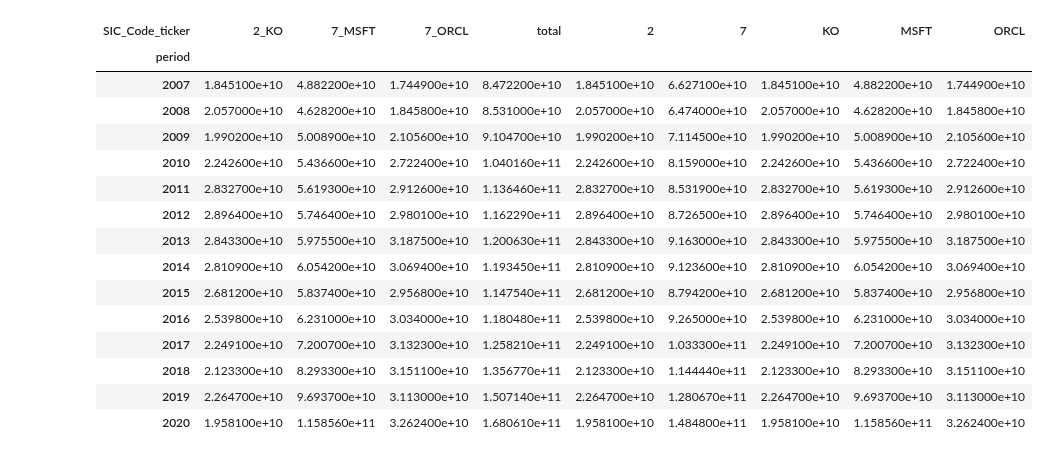
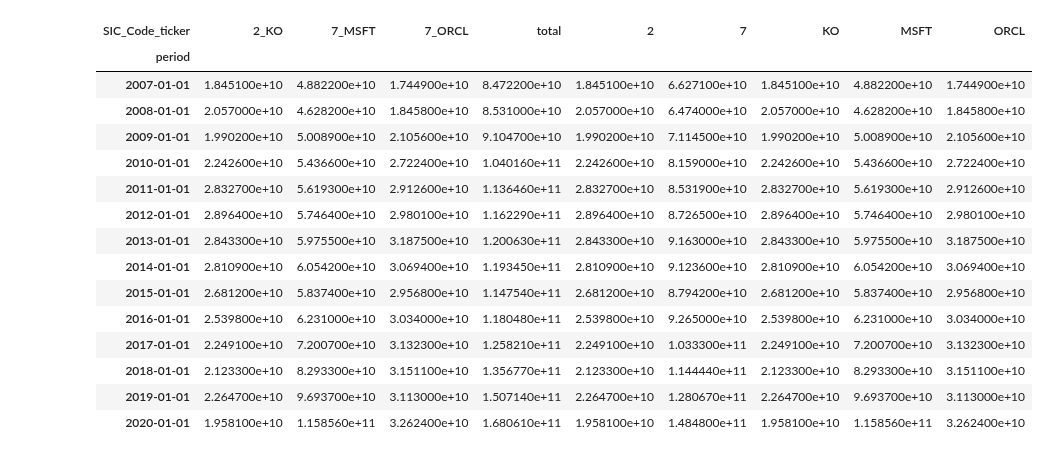
Before and after one commit to calcbench/notebooks, a Jupyter notebook: hts scratch.ipynb, the cells around one changed output. Drawn from its saved outputs; the diff is of its cells as text; code cells hidden in the pictures.

```diff
--- a/hts scratch.ipynb
+++ b/hts scratch.ipynb
@@ -20,5 +22,7 @@ one_digit_SIC_codes = pd.to_numeric(
 one_digit_SIC_codes.name = "SIC_Code"
 # %%
 d = d.drop(columns="SIC_Code", level="metric")
+# %%
+d = d.drop(d.index[0]) # drop the 0000 column left over from the SIC_Code
 # %%
 d = d.stack().join(one_digit_SIC_codes).set_index("SIC_Code", append=True)
@@ -33,0 +52,2 @@ heirarchy
+# %%
+d.index = d.index.set_levels(d.index.levels[0].to_timestamp(), level=0)
@@ -34,27 +75,32 @@ heirarchy
+# %%
+d = d.reset_index()
 # %%
-ht = hts.functions.get_hierarchichal_df(
+ht, _, _ = hts.functions.get_hierarchichal_df(
     d.reset_index(),
     level_names=["SIC_Code", "ticker"],
     date_colname="period",
     val_colname="GrossProfit",
-    hierarchy=heirarchy,
+    hierarchy=[
+        ["SIC_Code"],
+        ["ticker"],
+    ],
 )
 # %%
-ht[0]
+ht
 # %% [output]
 | SIC_Code_ticker | 2_KO | 7_MSFT | 7_ORCL | total | 2 | 7 | KO | MSFT | ORCL |
 | period |  |  |  |  |  |  |  |  |  |
-| 2007 | 1.845100e+10 | 4.882200e+10 | 1.744900e+10 | 8.472200e+10 | 1.845100e+10 | 6.627100e+10 | 1.845100e+10 | 4.882200e+10 | 1.744900e+10 |
-| 2008 | 2.057000e+10 | 4.628200e+10 | 1.845800e+10 | 8.531000e+10 | 2.057000e+10 | 6.474000e+10 | 2.057000e+10 | 4.628200e+10 | 1.845800e+10 |
-| 2009 | 1.990200e+10 | 5.008900e+10 | 2.105600e+10 | 9.104700e+10 | 1.990200e+10 | 7.114500e+10 | 1.990200e+10 | 5.008900e+10 | 2.105600e+10 |
-| 2010 | 2.242600e+10 | 5.436600e+10 | 2.722400e+10 | 1.040160e+11 | 2.242600e+10 | 8.159000e+10 | 2.242600e+10 | 5.436600e+10 | 2.722400e+10 |
-| 2011 | 2.832700e+10 | 5.619300e+10 | 2.912600e+10 | 1.136460e+11 | 2.832700e+10 | 8.531900e+10 | 2.832700e+10 | 5.619300e+10 | 2.912600e+10 |
-| 2012 | 2.896400e+10 | 5.746400e+10 | 2.980100e+10 | 1.162290e+11 | 2.896400e+10 | 8.726500e+10 | 2.896400e+10 | 5.746400e+10 | 2.980100e+10 |
-| 2013 | 2.843300e+10 | 5.975500e+10 | 3.187500e+10 | 1.200630e+11 | 2.843300e+10 | 9.163000e+10 | 2.843300e+10 | 5.975500e+10 | 3.187500e+10 |
-| 2014 | 2.810900e+10 | 6.054200e+10 | 3.069400e+10 | 1.193450e+11 | 2.810900e+10 | 9.123600e+10 | 2.810900e+10 | 6.054200e+10 | 3.069400e+10 |
-| 2015 | 2.681200e+10 | 5.837400e+10 | 2.956800e+10 | 1.147540e+11 | 2.681200e+10 | 8.794200e+10 | 2.681200e+10 | 5.837400e+10 | 2.956800e+10 |
-| 2016 | 2.539800e+10 | 6.231000e+10 | 3.034000e+10 | 1.180480e+11 | 2.539800e+10 | 9.265000e+10 | 2.539800e+10 | 6.231000e+10 | 3.034000e+10 |
-| 2017 | 2.249100e+10 | 7.200700e+10 | 3.132300e+10 | 1.258210e+11 | 2.249100e+10 | 1.033300e+11 | 2.249100e+10 | 7.200700e+10 | 3.132300e+10 |
-| 2018 | 2.123300e+10 | 8.293300e+10 | 3.151100e+10 | 1.356770e+11 | 2.123300e+10 | 1.144440e+11 | 2.123300e+10 | 8.293300e+10 | 3.151100e+10 |
-| 2019 | 2.264700e+10 | 9.693700e+10 | 3.113000e+10 | 1.507140e+11 | 2.264700e+10 | 1.280670e+11 | 2.264700e+10 | 9.693700e+10 | 3.113000e+10 |
-| 2020 | 1.958100e+10 | 1.158560e+11 | 3.262400e+10 | 1.680610e+11 | 1.958100e+10 | 1.484800e+11 | 1.958100e+10 | 1.158560e+11 | 3.262400e+10 |
+| 2007-01-01 | 1.845100e+10 | 4.882200e+10 | 1.744900e+10 | 8.472200e+10 | 1.845100e+10 | 6.627100e+10 | 1.845100e+10 | 4.882200e+10 | 1.744900e+10 |
+| 2008-01-01 | 2.057000e+10 | 4.628200e+10 | 1.845800e+10 | 8.531000e+10 | 2.057000e+10 | 6.474000e+10 | 2.057000e+10 | 4.628200e+10 | 1.845800e+10 |
+| 2009-01-01 | 1.990200e+10 | 5.008900e+10 | 2.105600e+10 | 9.104700e+10 | 1.990200e+10 | 7.114500e+10 | 1.990200e+10 | 5.008900e+10 | 2.105600e+10 |
+| 2010-01-01 | 2.242600e+10 | 5.436600e+10 | 2.722400e+10 | 1.040160e+11 | 2.242600e+10 | 8.159000e+10 | 2.242600e+10 | 5.436600e+10 | 2.722400e+10 |
+| 2011-01-01 | 2.832700e+10 | 5.619300e+10 | 2.912600e+10 | 1.136460e+11 | 2.832700e+10 | 8.531900e+10 | 2.832700e+10 | 5.619300e+10 | 2.912600e+10 |
+| 2012-01-01 | 2.896400e+10 | 5.746400e+10 | 2.980100e+10 | 1.162290e+11 | 2.896400e+10 | 8.726500e+10 | 2.896400e+10 | 5.746400e+10 | 2.980100e+10 |
+| 2013-01-01 | 2.843300e+10 | 5.975500e+10 | 3.187500e+10 | 1.200630e+11 | 2.843300e+10 | 9.163000e+10 | 2.843300e+10 | 5.975500e+10 | 3.187500e+10 |
+| 2014-01-01 | 2.810900e+10 | 6.054200e+10 | 3.069400e+10 | 1.193450e+11 | 2.810900e+10 | 9.123600e+10 | 2.810900e+10 | 6.054200e+10 | 3.069400e+10 |
+| 2015-01-01 | 2.681200e+10 | 5.837400e+10 | 2.956800e+10 | 1.147540e+11 | 2.681200e+10 | 8.794200e+10 | 2.681200e+10 | 5.837400e+10 | 2.956800e+10 |
+| 2016-01-01 | 2.539800e+10 | 6.231000e+10 | 3.034000e+10 | 1.180480e+11 | 2.539800e+10 | 9.265000e+10 | 2.539800e+10 | 6.231000e+10 | 3.034000e+10 |
+| 2017-01-01 | 2.249100e+10 | 7.200700e+10 | 3.132300e+10 | 1.258210e+11 | 2.249100e+10 | 1.033300e+11 | 2.249100e+10 | 7.200700e+10 | 3.132300e+10 |
+| 2018-01-01 | 2.123300e+10 | 8.293300e+10 | 3.151100e+10 | 1.356770e+11 | 2.123300e+10 | 1.144440e+11 | 2.123300e+10 | 8.293300e+10 | 3.151100e+10 |
+| 2019-01-01 | 2.264700e+10 | 9.693700e+10 | 3.113000e+10 | 1.507140e+11 | 2.264700e+10 | 1.280670e+11 | 2.264700e+10 | 9.693700e+10 | 3.113000e+10 |
+| 2020-01-01 | 1.958100e+10 | 1.158560e+11 | 3.262400e+10 | 1.680610e+11 | 1.958100e+10 | 1.484800e+11 | 1.958100e+10 | 1.158560e+11 | 3.262400e+10 |
```
Also changed, not shown: parts of 12 cells of this notebook.
